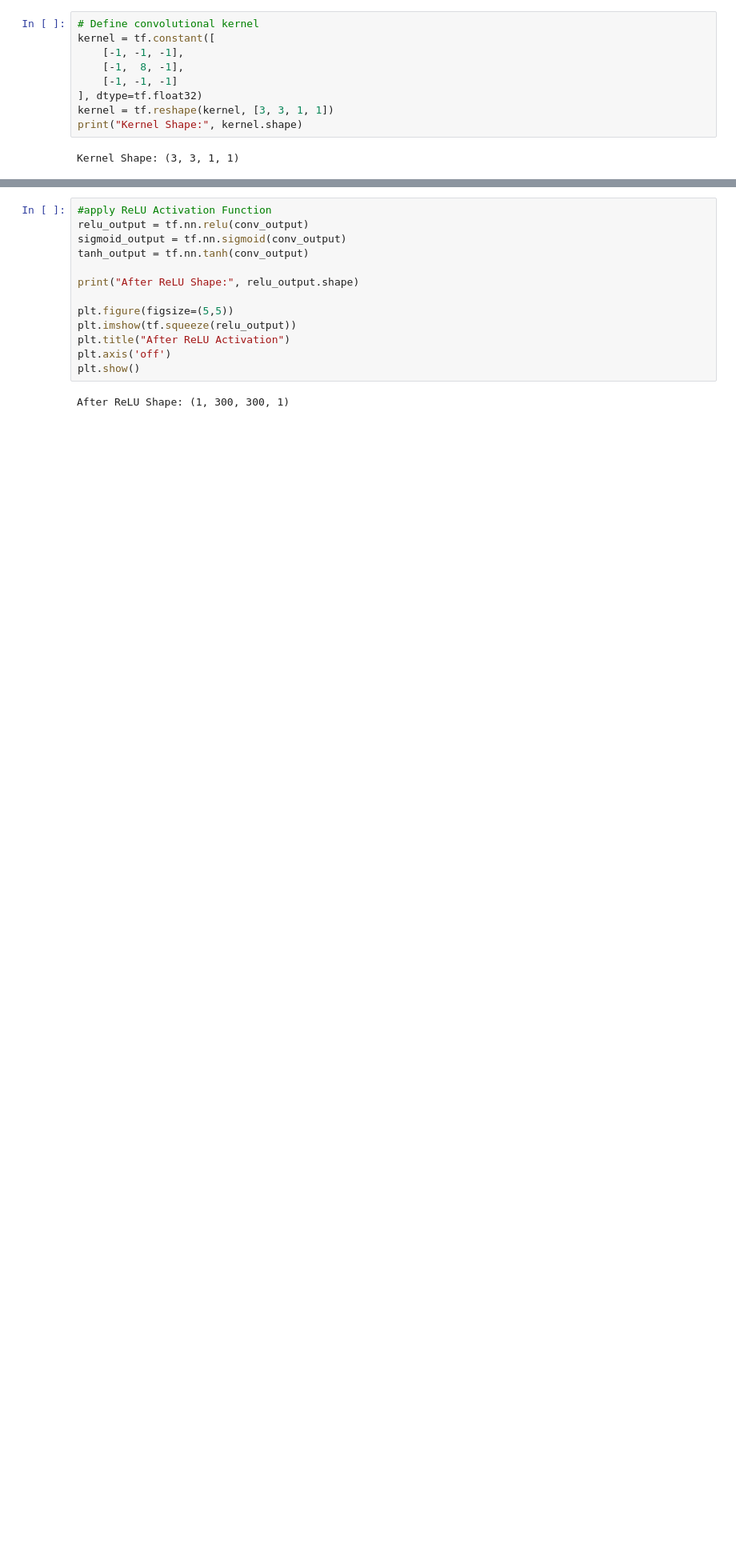
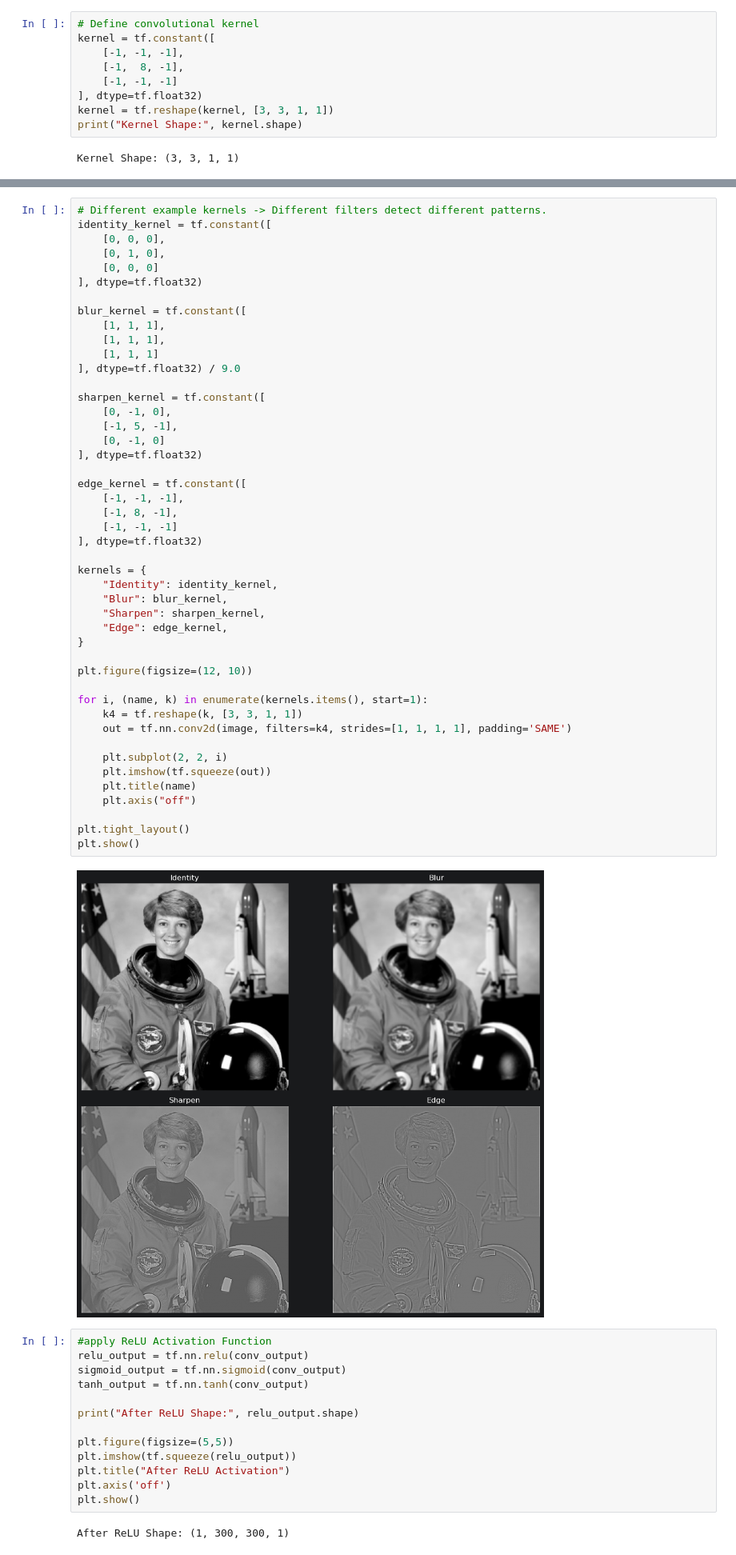
Before and after one commit to igabriel85/Adv.-Topics-Computer-Vision-and-Deep-Learning, a Jupyter notebook: CNNs/intro_cnn.ipynb, the cells around one changed output, grey strips where cells are left out. Shown at 80% size. Cells and saved outputs as stored; diff of their text form; blank space fills up the shorter version.

```diff
--- a/CNNs/intro_cnn.ipynb
+++ b/CNNs/intro_cnn.ipynb
@@ -73,3 +176,51 @@ After Convolution Shape: (1, 300, 300, 1)
+# %%
+# Different example kernels -> Different filters detect different patterns.
+identity_kernel = tf.constant([
+    [0, 0, 0],
+    [0, 1, 0],
+    [0, 0, 0]
+], dtype=tf.float32)
+
+blur_kernel = tf.constant([
+    [1, 1, 1],
+    [1, 1, 1],
+    [1, 1, 1]
+], dtype=tf.float32) / 9.0
+
+sharpen_kernel = tf.constant([
+    [0, -1, 0],
+    [-1, 5, -1],
+    [0, -1, 0]
+], dtype=tf.float32)
+
+edge_kernel = tf.constant([
+    [-1, -1, -1],
+    [-1, 8, -1],
+    [-1, -1, -1]
+], dtype=tf.float32)
+
+kernels = {
+    "Identity": identity_kernel,
+    "Blur": blur_kernel,
+    "Sharpen": sharpen_kernel,
+    "Edge": edge_kernel,
+}
+
+plt.figure(figsize=(12, 10))
+
+for i, (name, k) in enumerate(kernels.items(), start=1):
+    k4 = tf.reshape(k, [3, 3, 1, 1])
+    out = tf.nn.conv2d(image, filters=k4, strides=[1, 1, 1, 1], padding='SAME')
+
+    plt.subplot(2, 2, i)
+    plt.imshow(tf.squeeze(out))
+    plt.title(name)
+    plt.axis("off")
+
+plt.tight_layout()
+plt.show()
+# %% [output]
+[figure, added]
 # %%
 #apply ReLU Activation Function
 relu_output = tf.nn.relu(conv_output)
```
Also changed, not shown: parts of 6 cells of this notebook, 1 other file.
